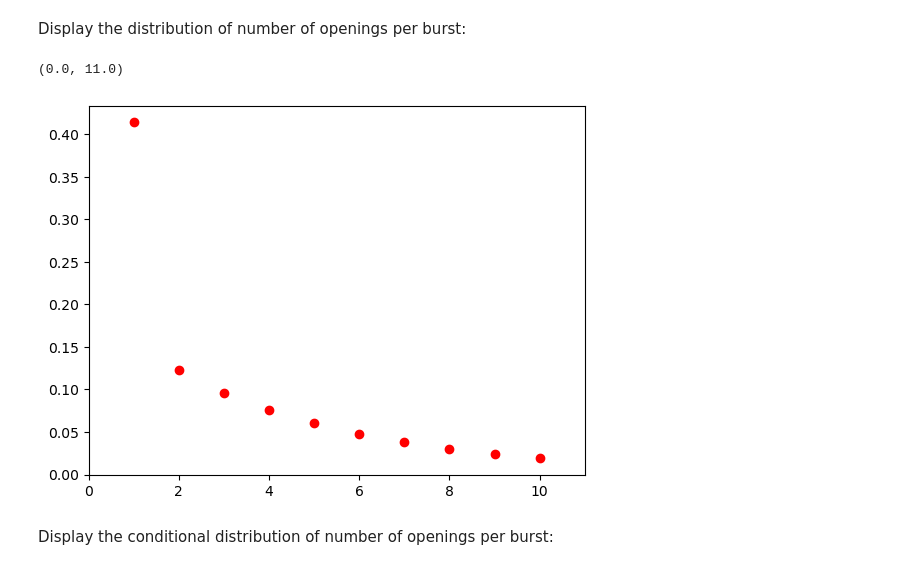
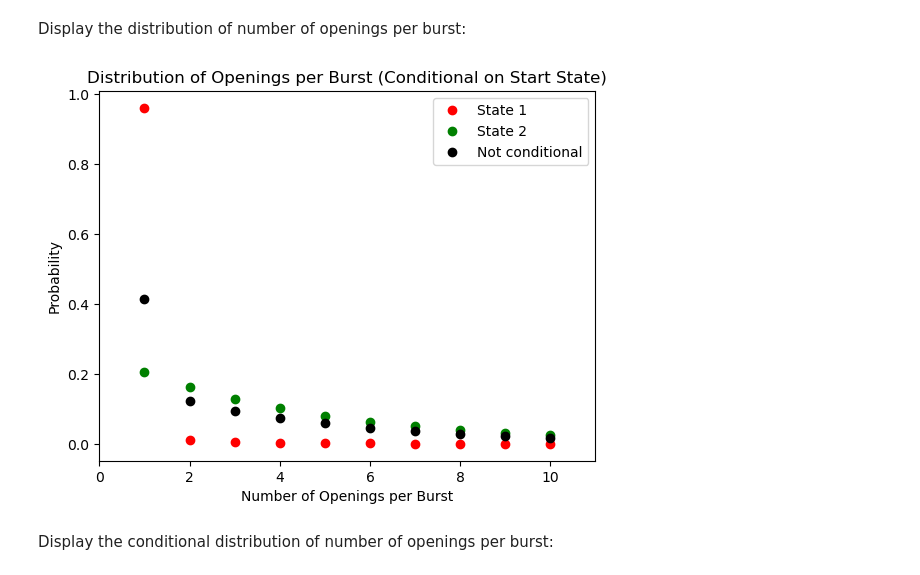
Before and after one commit to DCPROGS/SCALCS, a Jupyter notebook: examples/Burst.ipynb, the cells around one changed output. Drawn from its saved outputs; the diff is of its cells as text; code cells hidden in the pictures.

```diff
--- a/examples/Burst.ipynb
+++ b/examples/Burst.ipynb
@@ -112,13 +100,9 @@ Mean number of openings per burst = 3.8186
         SD = 4.0495     SD/mean = 1.0605
 # %% [markdown]
 Display the distribution of number of openings per burst:
-# %%
-n = 10
-r, Pr = burst.calculate_burst_openings_pdf(n)
-plt.plot(r, Pr,'ro')
-plt.xlim([0, 11])
-# %% [output]
-(0.0, 11.0)
-[figure, removed]
+# %%
+burst.plot_openings_per_burst(n=10, conditional=True)
+# %% [output]
+[figure, added]
 # %% [markdown]
 Display the conditional distribution of number of openings per burst:
```
Also changed, not shown: parts of 7 cells of this notebook, 3 other files.
